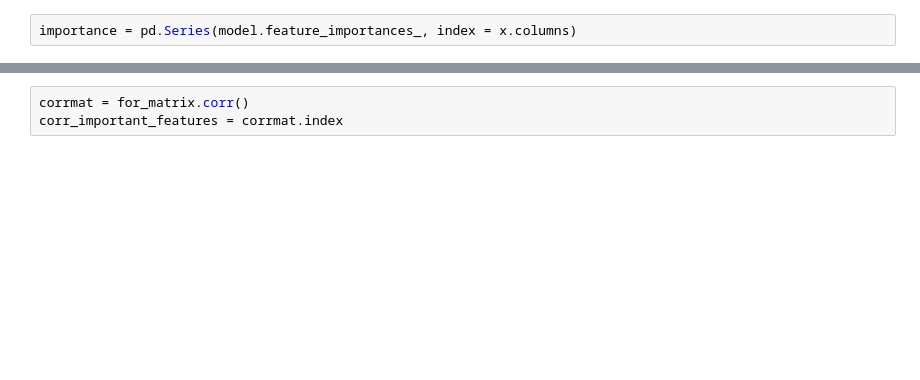
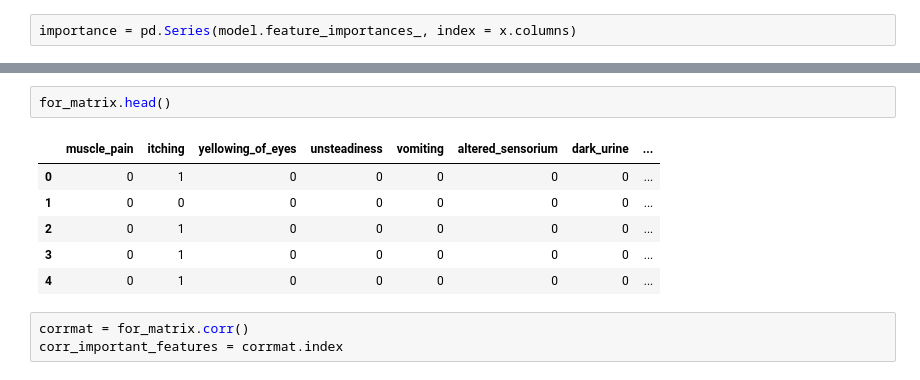
Before and after one commit to khurramahmed/diseaseprediction, a Jupyter notebook: diseaseprediction.ipynb, the cells around one changed output, grey strips where cells are left out. Cells and saved outputs as stored; diff of their text form; blank space fills up the shorter version.

```diff
--- a/diseaseprediction.ipynb
+++ b/diseaseprediction.ipynb
@@ -79,3 +96,12 @@ for_matrix = train[['skin_rash', 'red_spots_over_body', 'pain_behind_the_eyes',
+# %%
+for_matrix.head()
+# %% [output]
+|  | muscle_pain | itching | yellowing_of_eyes | unsteadiness | vomiting | altered_sensorium | dark_urine | ... |
+| 0 | 0 | 1 | 0 | 0 | 0 | 0 | 0 | ... |
+| 1 | 0 | 0 | 0 | 0 | 0 | 0 | 0 | ... |
+| 2 | 0 | 1 | 0 | 0 | 0 | 0 | 0 | ... |
+| 3 | 0 | 1 | 0 | 0 | 0 | 0 | 0 | ... |
+| 4 | 0 | 1 | 0 | 0 | 0 | 0 | 0 | ... |
 # %%
 corrmat = for_matrix.corr()
 corr_important_features = corrmat.index
```
Also changed, not shown: parts of 17 cells of this notebook.
